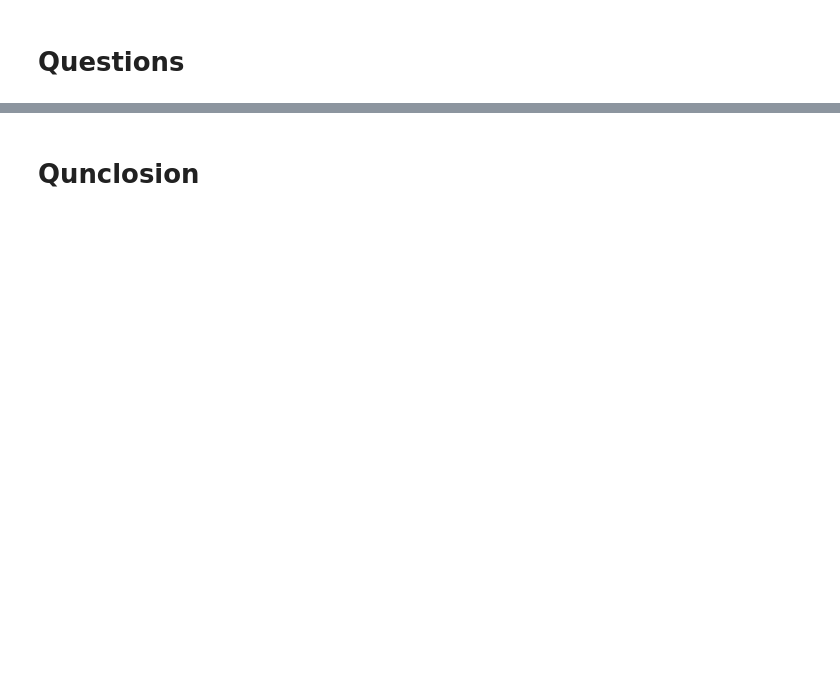
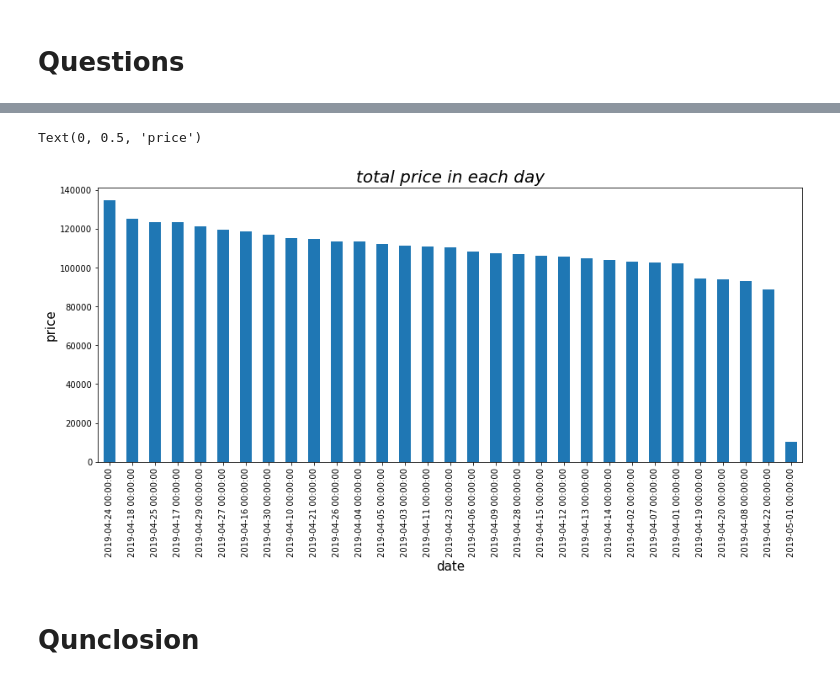
Before and after one commit to modisultan/EC_EDA, a Jupyter notebook: E company.ipynb, the cells around one changed output, grey strips where cells are left out. Cells and saved outputs as stored; diff of their text form; code cells hidden in the pictures; blank space fills up the shorter version.

```diff
--- a/E company.ipynb
+++ b/E company.ipynb
@@ -143,2 +301,11 @@ Purchase Address  :  59  null value out of  18383 value
+# %%
+#plt.figure(figsize = (20,20)
+df.groupby('Date')['total'].sum().sort_values(ascending=False).plot(kind='bar',figsize=(15,6))
+plt.title("total price in each day",style='italic' ,fontsize=20 )
+plt.xlabel("date",fontsize=15 )
+plt.ylabel("price",fontsize=15)
+# %% [output]
+Text(0, 0.5, 'price')
+[figure, added]
 # %% [markdown]
 # <a name=Qun>Qunclosion</a>
```
Also changed, not shown: parts of 37 cells of this notebook.
